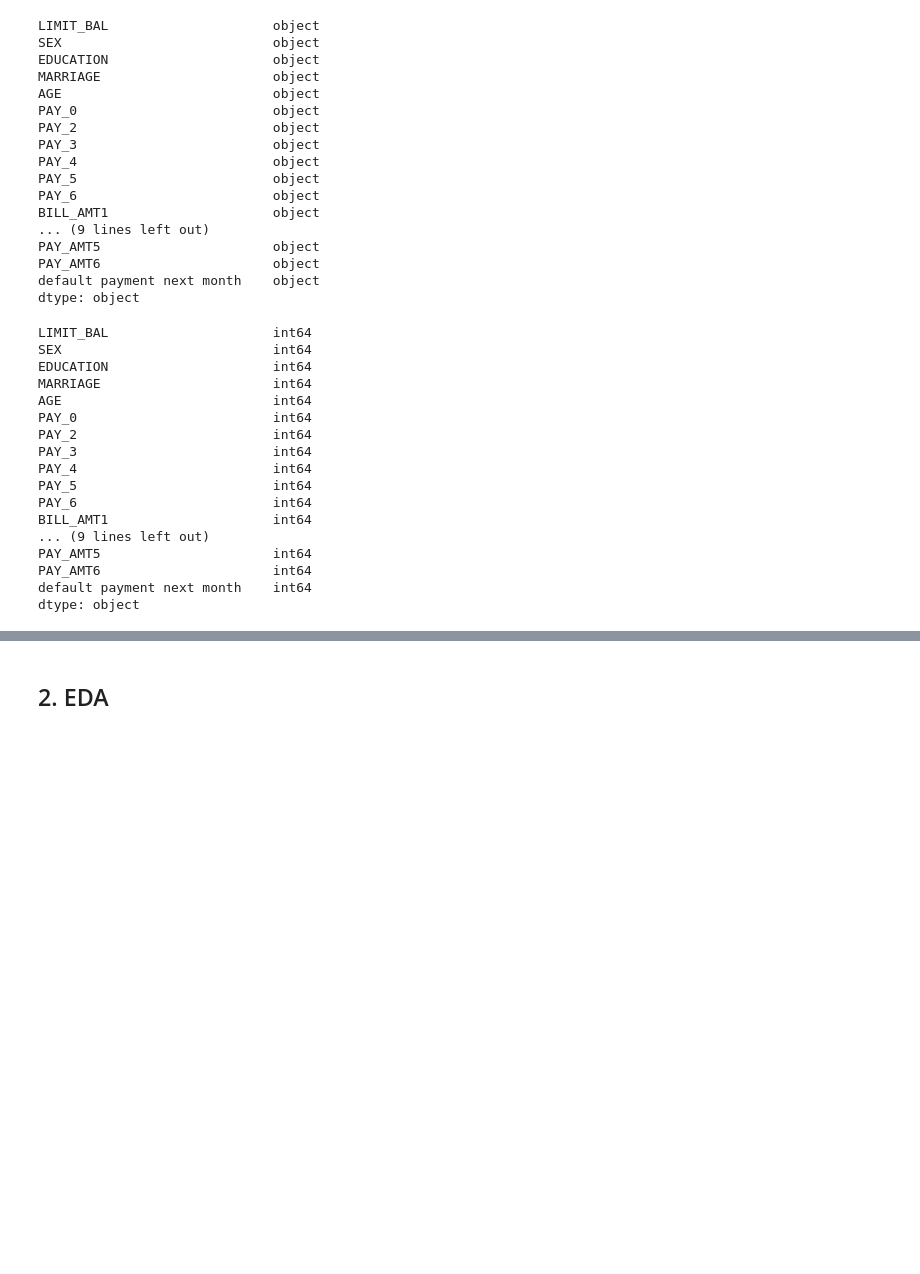
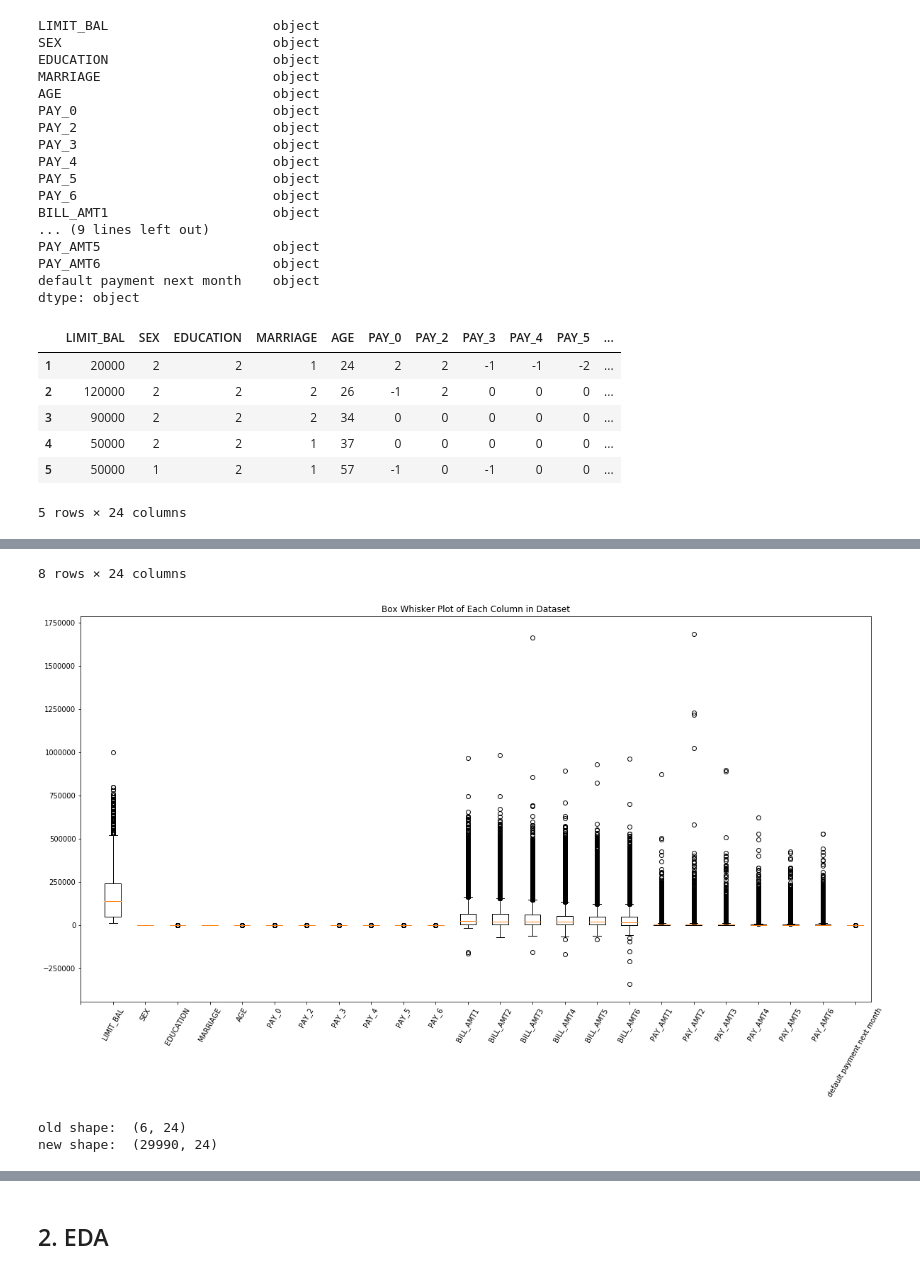
Before and after one commit to jeussantiago/mod3_class, a Jupyter notebook: classification-assessment/classification-assessment.ipynb, the cells around one changed output, grey strips where cells are left out. Saved outputs shown, nothing was run; the diff lists cells and outputs as text; code cells hidden in the pictures; blank space fills up the shorter version.

```diff
--- a/classification-assessment/classification-assessment.ipynb
+++ b/classification-assessment/classification-assessment.ipynb
@@ -108,20 +109,20 @@ df = df.apply(lambda col: pd.to_numeric(col, errors='ignore'))
 # %%
-df.dtypes
+df.head()
 # %% [output]
+|  | LIMIT_BAL | SEX | EDUCATION | MARRIAGE | AGE | PAY_0 | PAY_2 | PAY_3 | PAY_4 | PAY_5 | ... |
+| 1 | 20000 | 2 | 2 | 1 | 24 | 2 | 2 | -1 | -1 | -2 | ... |
+| 2 | 120000 | 2 | 2 | 2 | 26 | -1 | 2 | 0 | 0 | 0 | ... |
+| 3 | 90000 | 2 | 2 | 2 | 34 | 0 | 0 | 0 | 0 | 0 | ... |
+| 4 | 50000 | 2 | 2 | 1 | 37 | 0 | 0 | 0 | 0 | 0 | ... |
+| 5 | 50000 | 1 | 2 | 1 | 57 | -1 | 0 | -1 | 0 | 0 | ... |
-LIMIT_BAL                     int64
-SEX                           int64
-EDUCATION                     int64
-MARRIAGE                      int64
-AGE                           int64
-PAY_0                         int64
-PAY_2                         int64
-PAY_3                         int64
-PAY_4                         int64
-PAY_5                         int64
-PAY_6                         int64
-BILL_AMT1                     int64
-... (9 lines left out)
-PAY_AMT5                      int64
-PAY_AMT6                      int64
-default payment next month    int64
-dtype: object
+5 rows × 24 columns
+# %%
+display(df.describe())
+
+# Create a Box Whisker Plot of each column
+plt.figure(figsize=(20, 10))
+plt.boxplot([df[col] for col in df.columns])
+plt.title("Box Whisker Plot of Each Column in Dataset")
+plt.xticks(range(len(df.columns.values)+1), ['']+list(df.columns.values), rotation=60)
+plt.show()
+# %% [output]
@@ -127,0 +138,12 @@ dtype: object
+8 rows × 24 columns
+[figure, added]
+# %%
+#we can remove datapoints with a LIMIT_BAL above 750,000 as there are many outliers for that column and many other columns
+
+print('old shape: ', df[df.LIMIT_BAL > 750000].shape)
+
+df = df[df.LIMIT_BAL < 750000]
+print('new shape: ', df.shape)
+# %% [output]
+old shape:  (6, 24)
+new shape:  (29990, 24)
```
Also changed, not shown: parts of 40 cells of this notebook.
